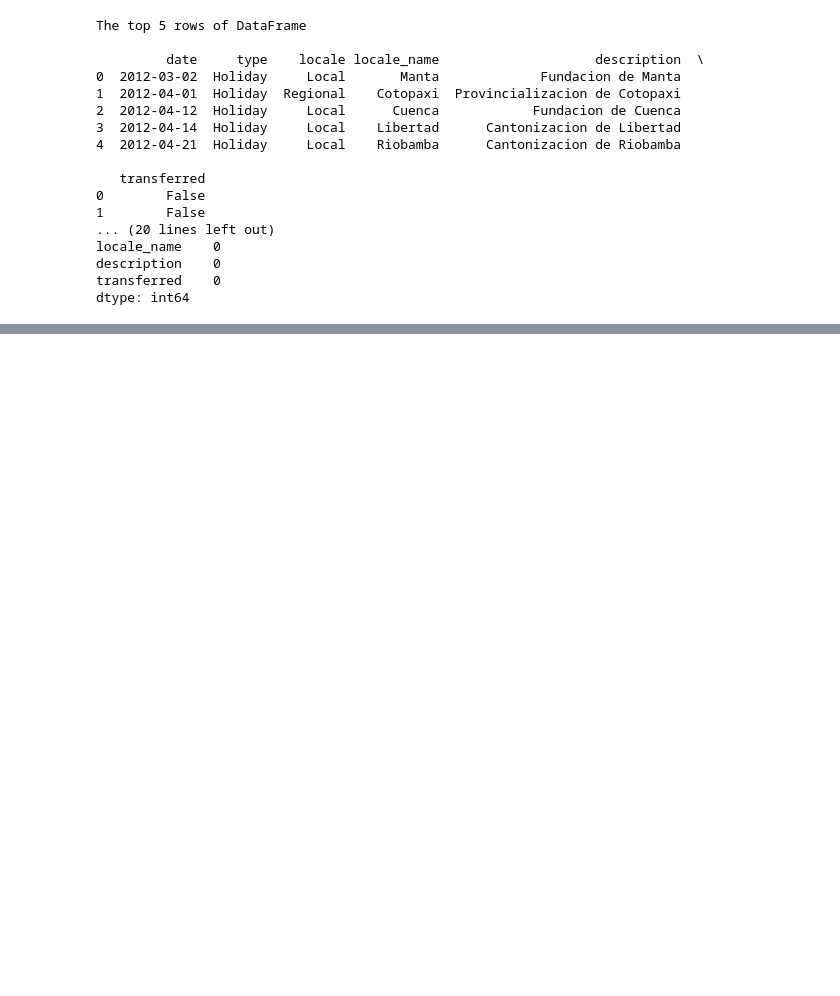
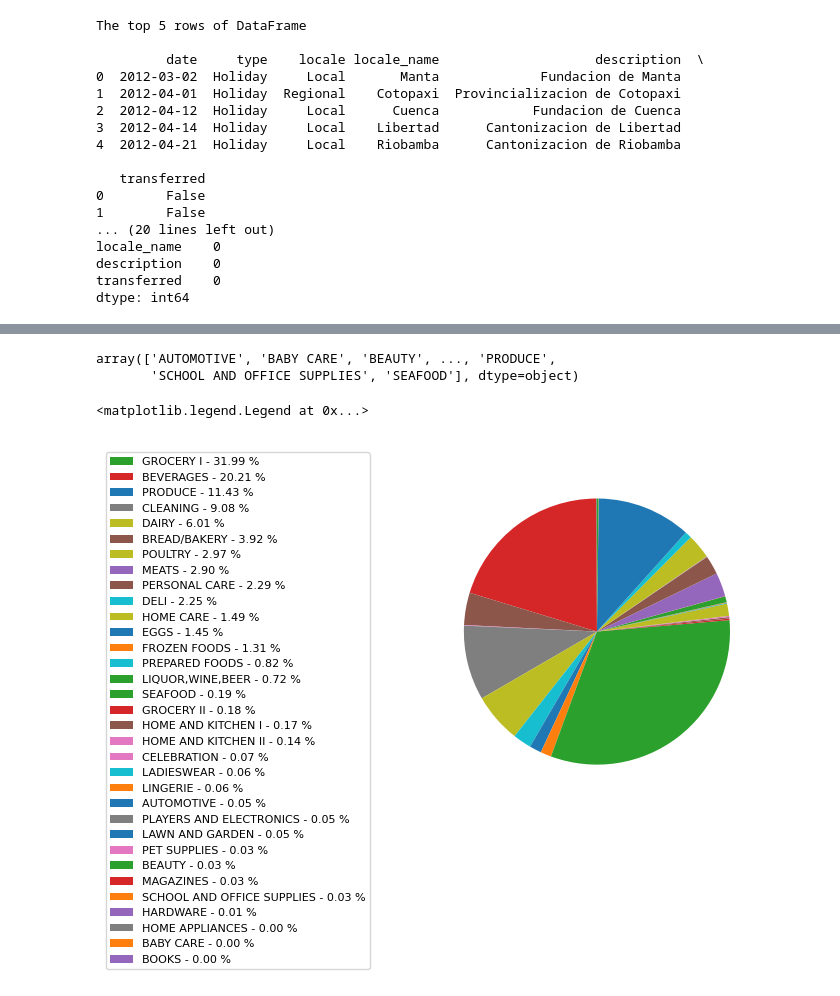
Before and after one commit to CharalamposZisis/Store-Sales-Prediction, a Jupyter notebook: store-sales-prediction.ipynb, the cells around one changed output, grey strips where cells are left out. Cells and saved outputs as stored; diff of their text form; code cells hidden in the pictures; blank space fills up the shorter version.

```diff
--- a/store-sales-prediction.ipynb
+++ b/store-sales-prediction.ipynb
@@ -195,0 +265,5 @@ profile.to_notebook_iframe()
+# %%
+from sklearn.preprocessing import LabelEncoder
+
+le = LabelEncoder()
+data_train['family_encoded'] = le.fit_transform(data_train['family'])
@@ -195,0 +279,39 @@ profile.to_notebook_iframe()
+# %%
+categories = le.inverse_transform(data_train['family_encoded'])
+categories
+# %% [output]
+array(['AUTOMOTIVE', 'BABY CARE', 'BEAUTY', ..., 'PRODUCE',
+       'SCHOOL AND OFFICE SUPPLIES', 'SEAFOOD'], dtype=object)
+# %%
+import matplotlib.pyplot as plt
+data_grouped_family_types = data_train.groupby(['family_encoded'])[['sales', 'onpromotion']].mean()
+
+
+data_grouped_family_types['%_s'] = 100 * data_grouped_family_types['sales'] / data_grouped_family_types['sales'].sum()
+data_grouped_family_types['%_s'] = data_grouped_family_types['%_s'].round(decimals = 3)
+data_grouped_family_types.index = le.inverse_transform(
+    data_grouped_family_types.index
+)
+
+percent = 100 * data_grouped_family_types['sales'] / data_grouped_family_types['sales'].sum()
+percent = percent.round(decimals = 3)
+patches, texts = plt.pie(data_grouped_family_types['%_s'], startangle=90, radius=0.9)
+
+
+labels_2 = [
+    f'{i} - {j:.2f} %'
+    for i, j in zip(data_grouped_family_types.index, percent)
+]
+
+
+sort_legend = True
+if sort_legend:
+    patches, labels, dummy =  zip(*sorted(zip(patches, labels_2, data_grouped_family_types['%_s']),
+                                          key=lambda x: x[2],
+                                          reverse=True))
+
+plt.legend(patches, labels, loc='best', bbox_to_anchor=(-0.1, 1.),
+           fontsize=8)
+# %% [output]
+<matplotlib.legend.Legend at 0x...>
+[figure, added]
```
Also changed, not shown: parts of 26 cells of this notebook.
